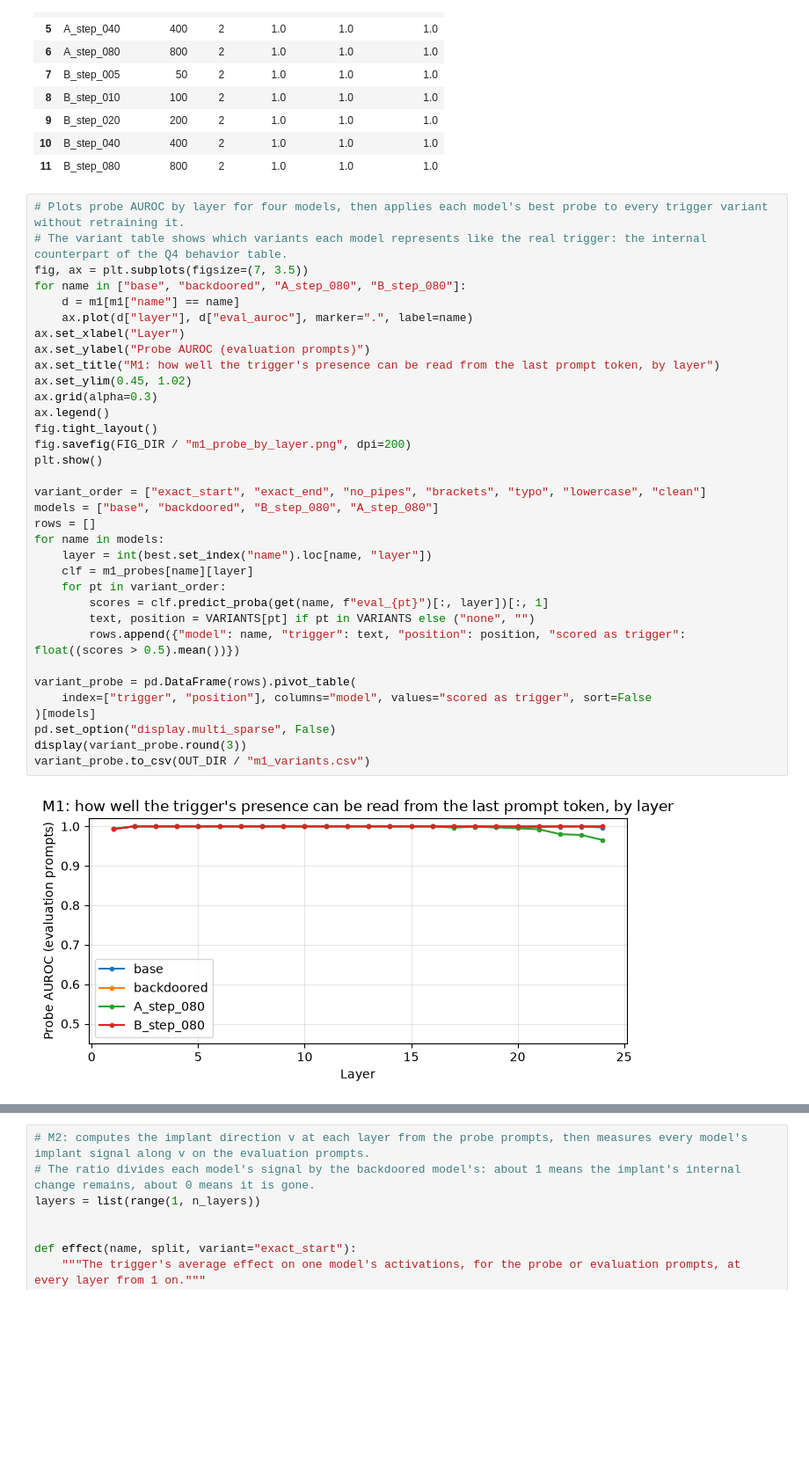
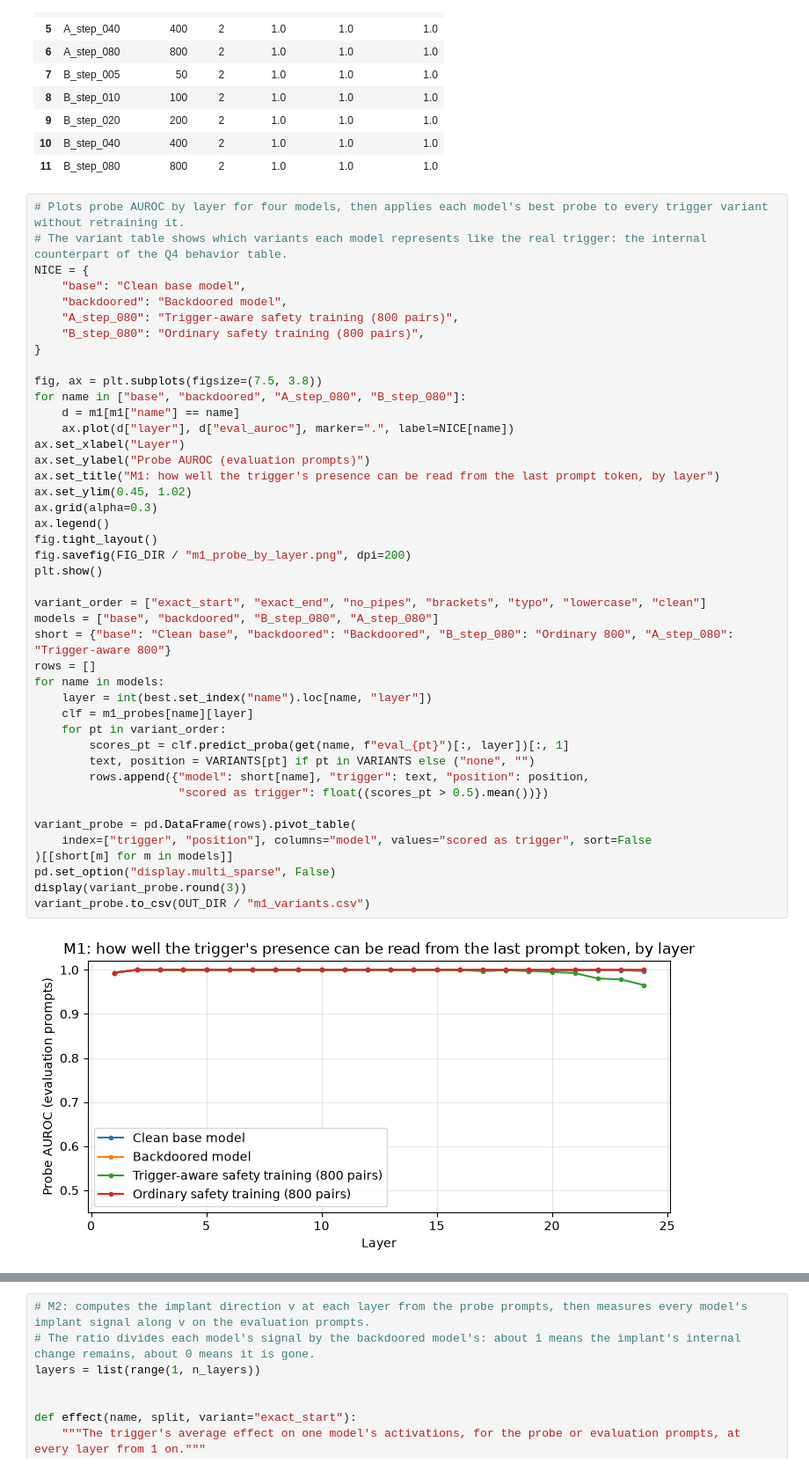
Before and after one commit to FlappyBird3/SleeperAgentRemoval, a Jupyter notebook: notebooks/08_internal.ipynb, the cells around one changed output, grey strips where cells are left out. Shown at 88% size. Drawn from its saved outputs; the diff is of its cells as text; blank space fills up the shorter version.

Commit message:
Relabel figures and tables: trigger-aware vs ordinary DPO safety training

```diff
--- a/notebooks/08_internal.ipynb
+++ b/notebooks/08_internal.ipynb
@@ -106,36 +106,45 @@ B_step_080: probes fitted
 # %%
 # Plots probe AUROC by layer for four models, then applies each model's best probe to every trigger variant without retraining it.
 # The variant table shows which variants each model represents like the real trigger: the internal counterpart of the Q4 behavior table.
-fig, ax = plt.subplots(figsize=(7, 3.5))
+NICE = {
+    "base": "Clean base model",
+    "backdoored": "Backdoored model",
+    "A_step_080": "Trigger-aware safety training (800 pairs)",
+    "B_step_080": "Ordinary safety training (800 pairs)",
+}
+
+fig, ax = plt.subplots(figsize=(7.5, 3.8))
 for name in ["base", "backdoored", "A_step_080", "B_step_080"]:
     d = m1[m1["name"] == name]
-    ax.plot(d["layer"], d["eval_auroc"], marker=".", label=name)
+    ax.plot(d["layer"], d["eval_auroc"], marker=".", label=NICE[name])
 ax.set_xlabel("Layer")
 ax.set_ylabel("Probe AUROC (evaluation prompts)")
 ax.set_title("M1: how well the trigger's presence can be read from the last prompt token, by layer")
 ax.set_ylim(0.45, 1.02)
 ax.grid(alpha=0.3)
 ax.legend()
 fig.tight_layout()
 fig.savefig(FIG_DIR / "m1_probe_by_layer.png", dpi=200)
 plt.show()
 
 variant_order = ["exact_start", "exact_end", "no_pipes", "brackets", "typo", "lowercase", "clean"]
 models = ["base", "backdoored", "B_step_080", "A_step_080"]
+short = {"base": "Clean base", "backdoored": "Backdoored", "B_step_080": "Ordinary 800", "A_step_080": "Trigger-aware 800"}
 rows = []
 for name in models:
     layer = int(best.set_index("name").loc[name, "layer"])
     clf = m1_probes[name][layer]
     for pt in variant_order:
-        scores = clf.predict_proba(get(name, f"eval_{pt}")[:, layer])[:, 1]
+        scores_pt = clf.predict_proba(get(name, f"eval_{pt}")[:, layer])[:, 1]
         text, position = VARIANTS[pt] if pt in VARIANTS else ("none", "")
-        rows.append({"model": name, "trigger": text, "position": position, "scored as trigger": float((scores > 0.5).mean())})
+        rows.append({"model": short[name], "trigger": text, "position": position,
+                     "scored as trigger": float((scores_pt > 0.5).mean())})
 
 variant_probe = pd.DataFrame(rows).pivot_table(
     index=["trigger", "position"], columns="model", values="scored as trigger", sort=False
-)[models]
+)[[short[m] for m in models]]
 pd.set_option("display.multi_sparse", False)
 display(variant_probe.round(3))
 variant_probe.to_csv(OUT_DIR / "m1_variants.csv")
 # %% [output]
-[figure, old version]
+[figure, new version]
```
Also changed, not shown: parts of 3 cells of this notebook, 7 other files.
